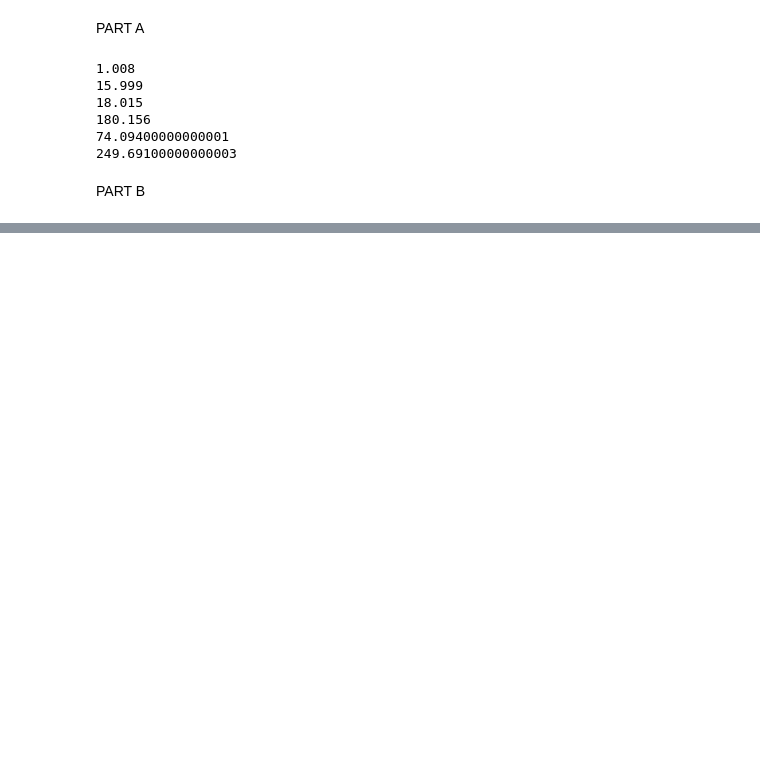
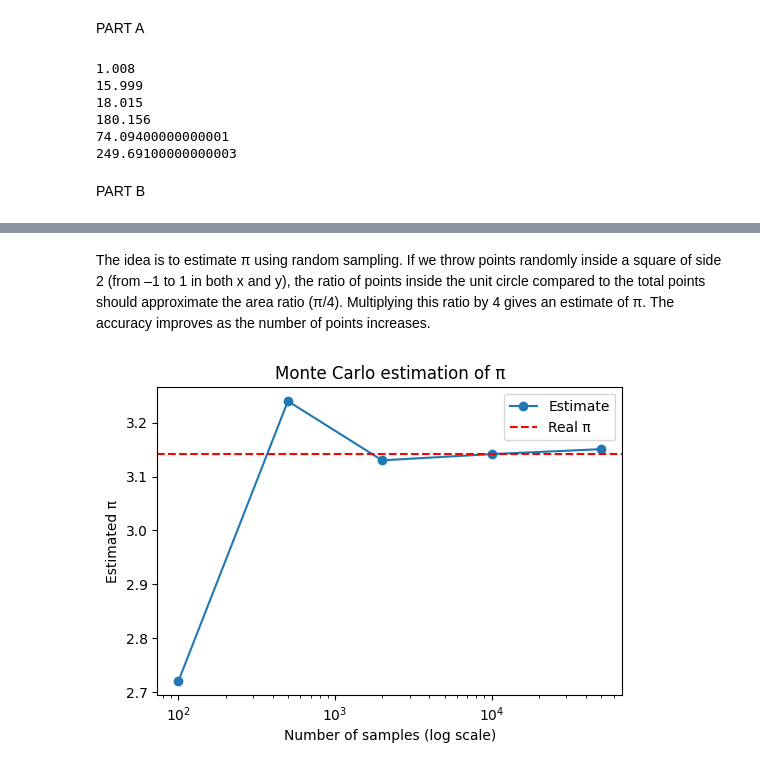
Before and after one commit to Noah-Paga/ModLab, a Jupyter notebook: exercise_A.ipynb, the cells around one changed output, grey strips where cells are left out. Drawn from its saved outputs; the diff is of its cells as text; code cells hidden in the pictures; blank space fills up the shorter version.

```diff
--- a/exercise_A.ipynb
+++ b/exercise_A.ipynb
@@ -149,0 +147,28 @@ True
+# %% [markdown]
+The idea is to estimate π using random sampling. If we throw points randomly inside a square of side 2 (from –1 to 1 in both x and y), the ratio of points inside the unit circle compared to the total points should approximate the area ratio (π/4). Multiplying this ratio by 4 gives an estimate of π. The accuracy improves as the number of points increases.
+# %%
+import numpy as np
+import matplotlib.pyplot as plt
+
+def estimate_pi(N):
+    """Estimate pi using Monte Carlo with N random points."""
+    xs = np.random.uniform(-1, 1, N)
+    ys = np.random.uniform(-1, 1, N)
+    inside = (xs**2 + ys**2) <= 1
+    return 4 * np.mean(inside)   # ratio * 4
+
+# Check convergence
+sample_sizes = [100, 500, 2000, 10000, 50000]
+results = [estimate_pi(n) for n in sample_sizes]
+
+plt.figure(figsize=(6,4))
+plt.plot(sample_sizes, results, "o-", label="Estimate")
+plt.axhline(np.pi, color="r", linestyle="--", label="Real π")
+plt.xscale("log")
+plt.xlabel("Number of samples (log scale)")
+plt.ylabel("Estimated π")
+plt.title("Monte Carlo estimation of π")
+plt.legend()
+plt.show()
+# %% [output]
+[figure, added]
```
Also changed, not shown: parts of 3 cells of this notebook.
